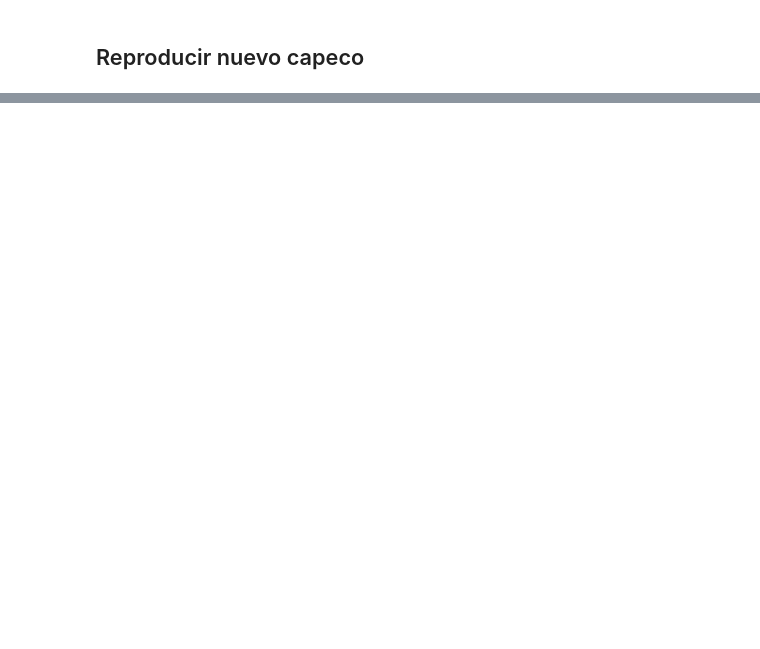
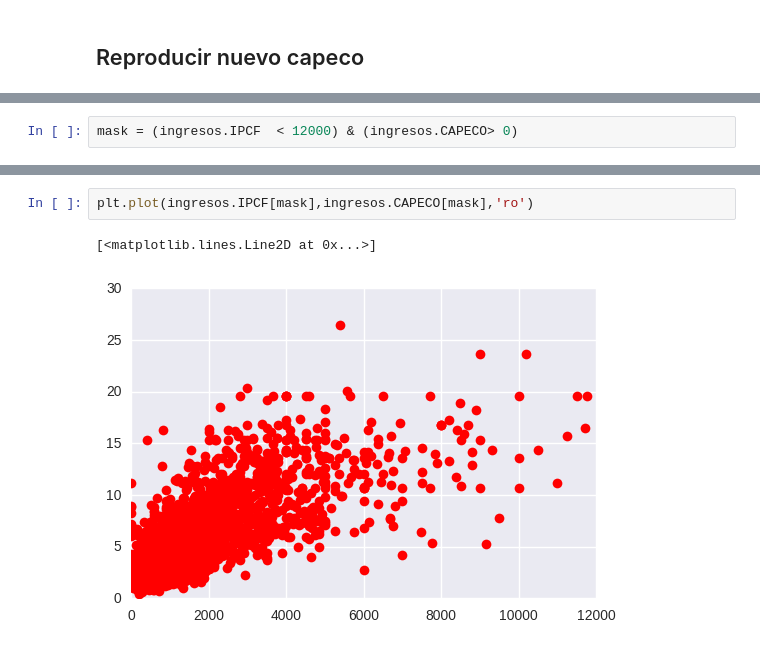
Before and after one commit to alephcero/thesis, a Jupyter notebook: src/modelingAndCoeficients.ipynb, the cells around one changed output, grey strips where cells are left out. Drawn from its saved outputs; the diff is of its cells as text; blank space fills up the shorter version.

```diff
--- a/src/modelingAndCoeficients.ipynb
+++ b/src/modelingAndCoeficients.ipynb
@@ -312,0 +448,2 @@ ind3t10.loc[ind3t10.AE.isnull(),['AE','age','female']].head()
+# %%
+mask = (ingresos.IPCF  < 12000) & (ingresos.CAPECO> 0)
@@ -312,0 +476,5 @@ ind3t10.loc[ind3t10.AE.isnull(),['AE','age','female']].head()
+# %%
+plt.plot(ingresos.IPCF[mask],ingresos.CAPECO[mask],'ro')
+# %% [output]
+[<matplotlib.lines.Line2D at 0x...>]
+[figure, added]
```
Also changed, not shown: parts of 17 cells of this notebook, 2 other files.
